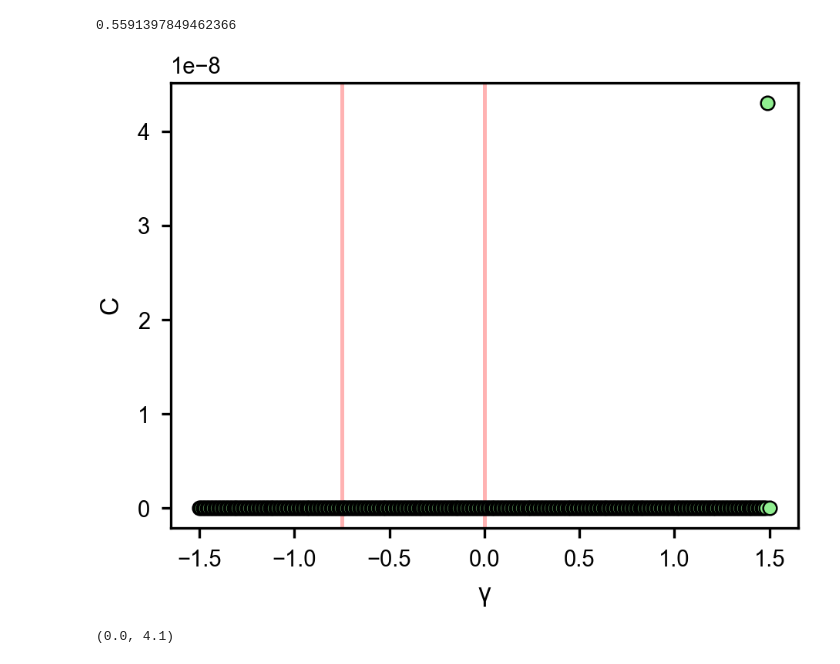
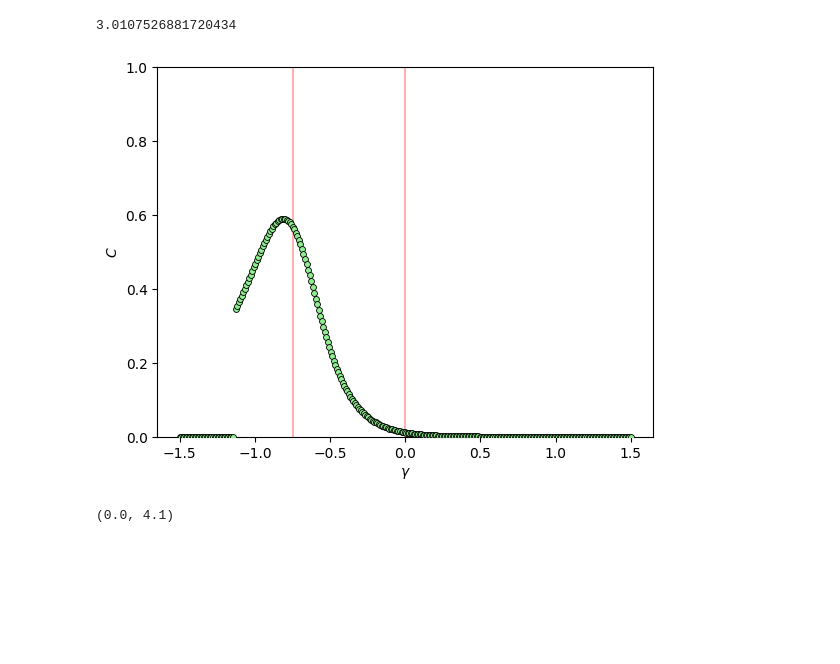
Before and after one commit to clemo1234/MFT_Calcs, a Jupyter notebook: Results_Analysis.ipynb, the cells around one changed output. Drawn from its saved outputs; the diff is of its cells as text; code cells hidden in the pictures; blank space fills up the shorter version.

```diff
--- a/Results_Analysis.ipynb
+++ b/Results_Analysis.ipynb
@@ -55,37 +55,37 @@ import json
 group_name = "BT"
 trial = 55
 
 with open(f"data_ANALYSIS_for_{group_name}_trialNum{trial}.json", "r") as file:
     data = json.load(file)
 
 betas = np.array(data["beta_range"])
 gammas = np.array(data["gamma_range"])[0]
 u_crit = np.array(data["u_critical"])
 
-N_val = 26
+N_val = 140
 d_heat = 2*np.gradient(u_crit[N_val], gammas)*(u_crit[N_val])**3
 print(betas[N_val])
 plt.scatter(gammas, d_heat,     s=18,                 # marker size (pt^2)
     marker="o",
     facecolor="lightgreen",    # white fill (Nature common)
     edgecolor="black",
     linewidth=0.6,
     zorder=3)
 plt.axvline(x=0, color = "red", alpha =0.3)
 plt.axvline(x=-0.75, color = "red", alpha =0.3)
 plt.xlabel(r"$\gamma$")
 plt.ylabel(r"$C$")
-#plt.ylim(0,1)
+plt.ylim(0,1)
 #plt.yscale('log')
 #plt.xlim(-0.3,0.3)
 #plt.title(r"Heat Capacity vs $\gamma$ for $\mathbb{Z}$" + f"${N}$")
 plt.savefig(f'ANALYSIS_for_{group_name}_trialNum{trial}_beta_val{betas[N_val]}.png', format='png', bbox_inches='tight')
 
 
 #check that u has correct behaviour
 # %% [output]
-0.5591397849462366
+3.0107526881720434
-[figure, old version]
+[figure, new version]
 # %%
 import numpy as np
 
```
Also changed, not shown: 1 other file.
